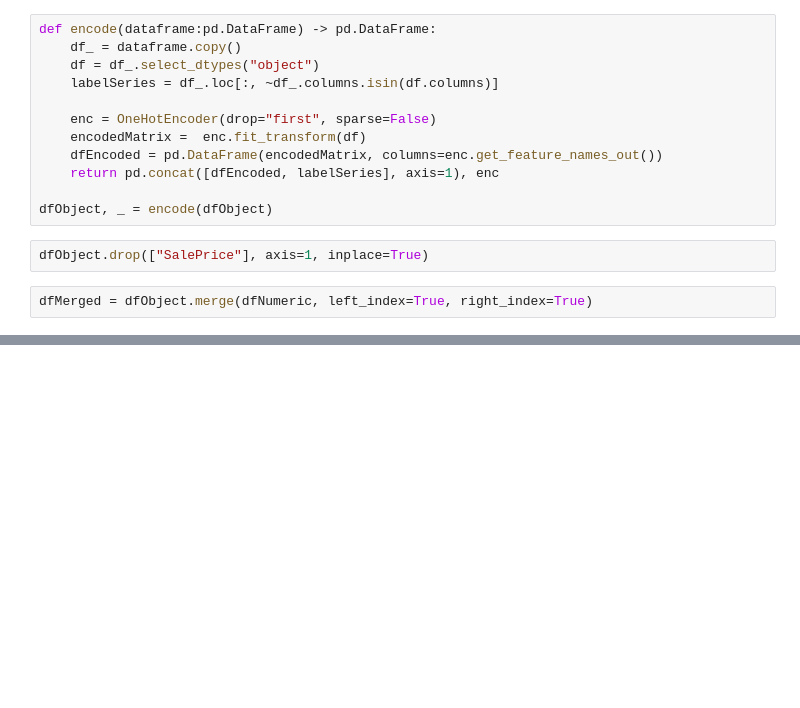
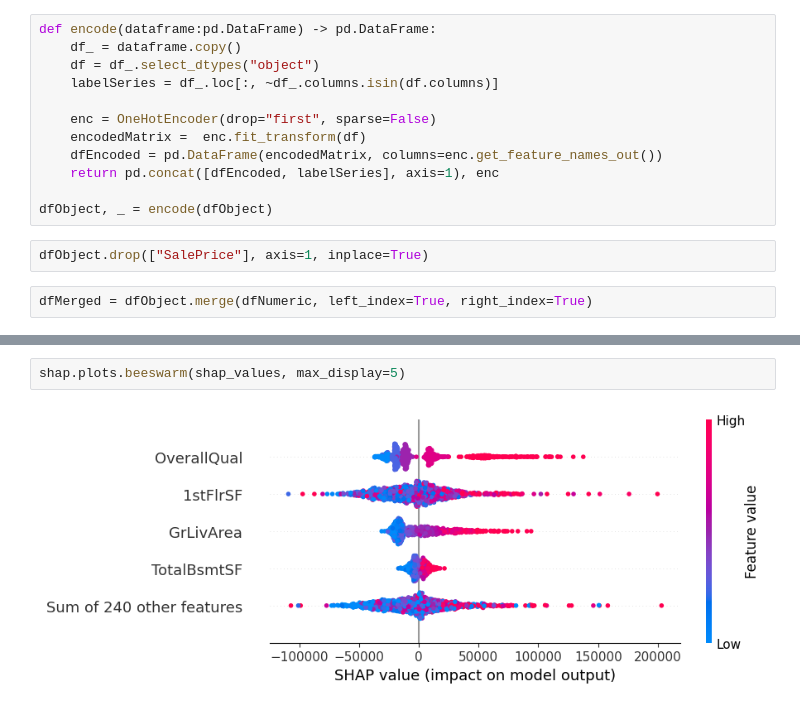
Before and after one commit to ozgunyargi/House-Price, a Jupyter notebook: house-price.ipynb, the cells around one changed output, grey strips where cells are left out. Drawn from its saved outputs; the diff is of its cells as text; blank space fills up the shorter version.

```diff
--- a/house-price.ipynb
+++ b/house-price.ipynb
@@ -129,0 +160,4 @@ MSE is: 1.0078445194293455
+# %%
+shap.plots.beeswarm(shap_values, max_display=5)
+# %% [output]
+[figure, added]
```
Also changed, not shown: parts of 12 cells of this notebook.
